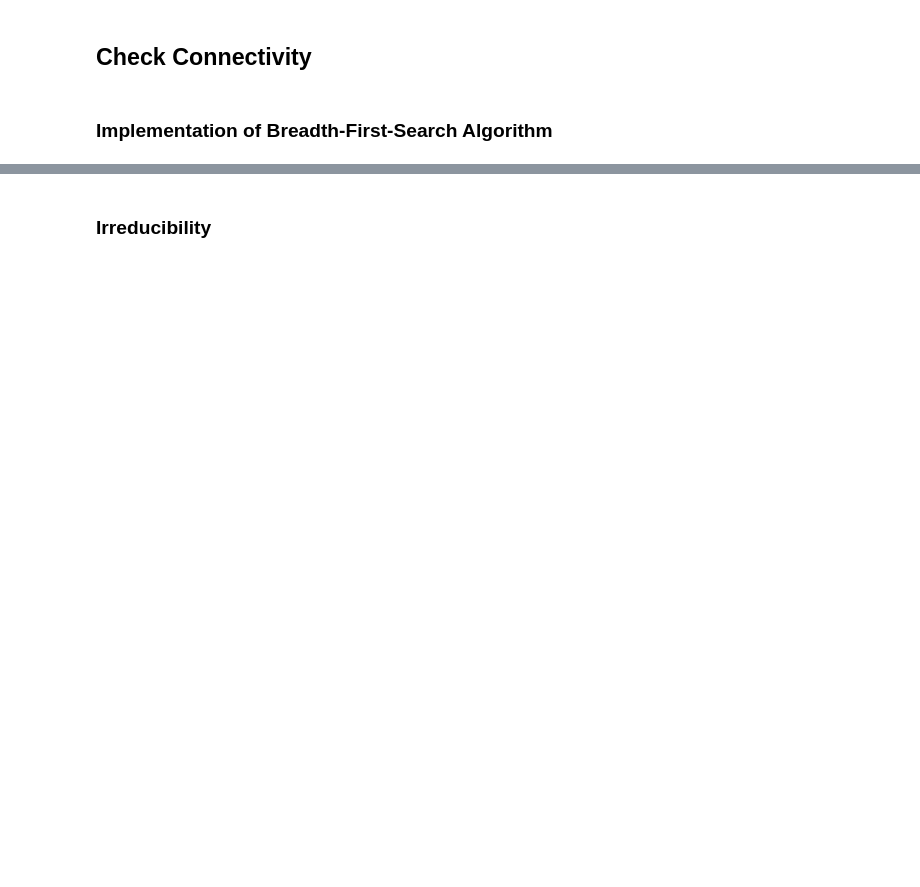
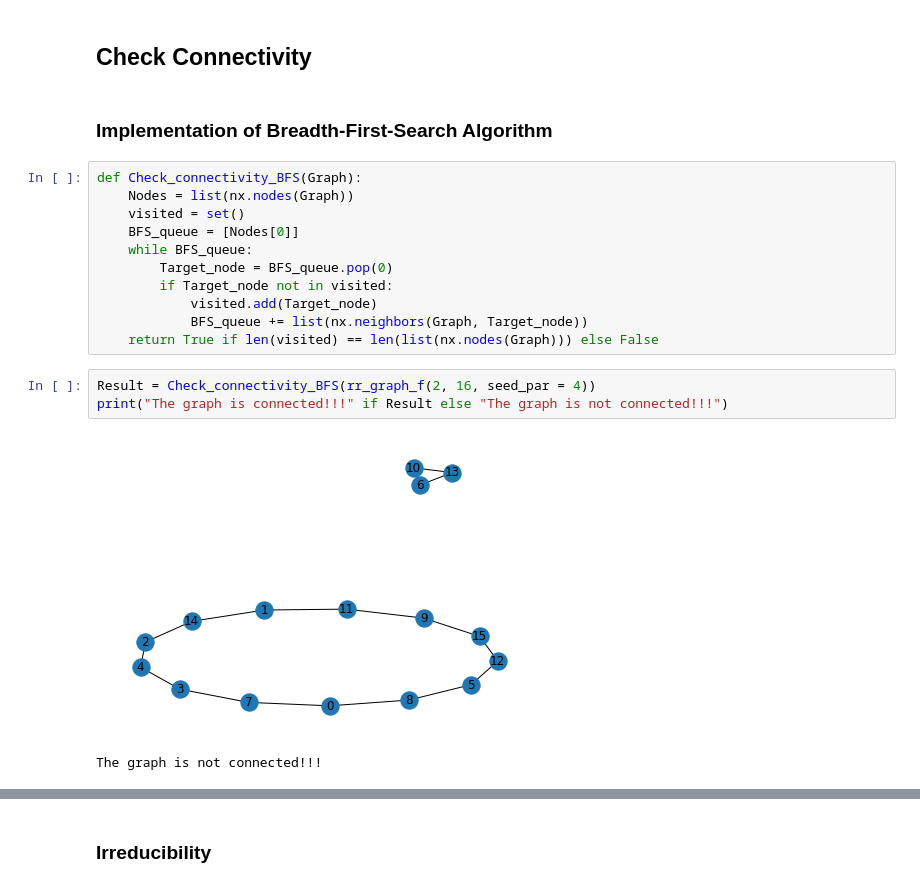
Before and after one commit to brauliovillalobos/Networking-for-Big-Data-Data-Centers-HW1-1047223, a Jupyter notebook: HW1_NBD_DataCenters.ipynb, the cells around one changed output, grey strips where cells are left out. Drawn from its saved outputs; the diff is of its cells as text; blank space fills up the shorter version.

```diff
--- a/HW1_NBD_DataCenters.ipynb
+++ b/HW1_NBD_DataCenters.ipynb
@@ -53,3 +54,20 @@ z = rr_graph_f(3, 6)
 ## Check Connectivity
 # %% [markdown]
 ### Implementation of Breadth-First-Search Algorithm
+# %%
+def Check_connectivity_BFS(Graph):
+    Nodes = list(nx.nodes(Graph))
+    visited = set()
+    BFS_queue = [Nodes[0]]
+    while BFS_queue:
+        Target_node = BFS_queue.pop(0)
+        if Target_node not in visited:
+            visited.add(Target_node)
+            BFS_queue += list(nx.neighbors(Graph, Target_node))
+    return True if len(visited) == len(list(nx.nodes(Graph))) else False
+# %%
+Result = Check_connectivity_BFS(rr_graph_f(2, 16, seed_par = 4))
+print("The graph is connected!!!" if Result else "The graph is not connected!!!")
+# %% [output]
+[figure, added]
+The graph is not connected!!!
```
Also changed, not shown: parts of 8 cells of this notebook.
